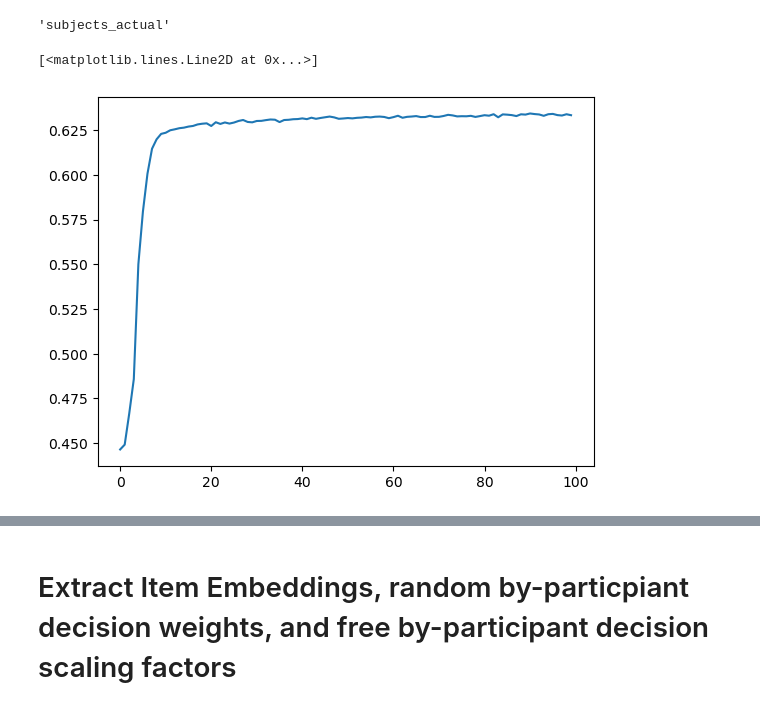
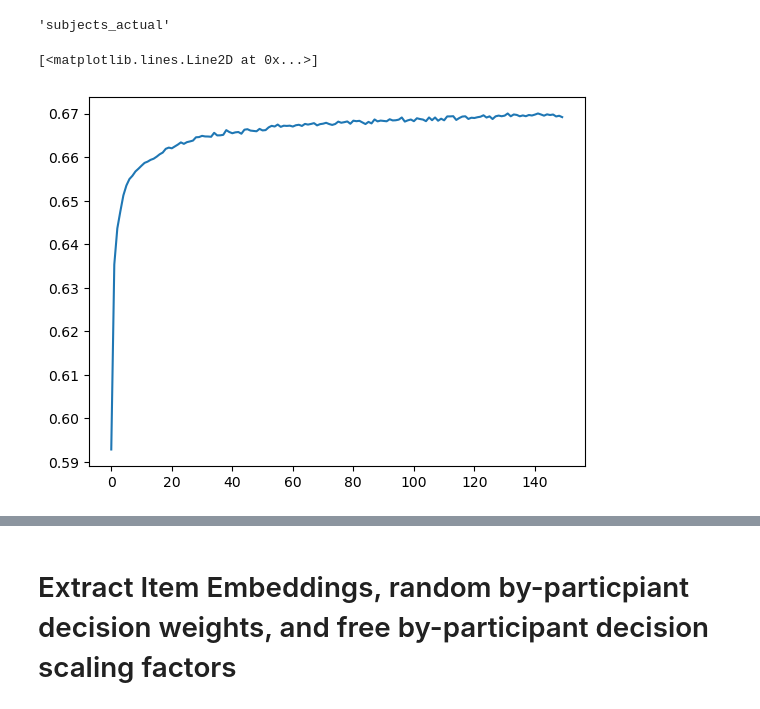
Before and after one commit to MirkoTh/semantic-representations-ID, a Jupyter notebook: analyze-results-joint-embedding-decision.ipynb, the cells around one changed output, grey strips where cells are left out. Cells and saved outputs as stored; diff of their text form; code cells hidden in the pictures.

```diff
--- a/analyze-results-joint-embedding-decision.ipynb
+++ b/analyze-results-joint-embedding-decision.ipynb
@@ -41,7 +43,7 @@ def max_epoch(l_files):
 # %%
 def extract_results_id(
     lmbda, lmbda_hierarchical, rnd_seed, modelversion, l_n, l_sparse,
-    l_subjecttype, l_splithalf, modeltype = "weightsonly_only_weights"
+    l_subjecttype, l_splithalf, modeltype = "weightsonly_only_weights", l_temperature = []
 ):
     all_dirs = []
     l_all_results = []
@@ -54,13 +56,23 @@ def extract_results_id(
                 for la_h in lmbda_hierarchical:
                     for sp in l_sparse:
                         for st in l_subjecttype:
-                            results_dir_ID = os.path.join(
-                                "./results", modelversion, f"modeltype_{modeltype}", f"splithalf_{splithalf}",
-                                f'{n}d', str(la), str(la_h), sp, st, f'seed{rnd_seed}'
-                                )
-                            all_dirs.append(results_dir_ID)
-                            l_sparsity.append(sp)
-                            l_subject.append(st)
+                            if l_temperature == []:
+                                results_dir_ID = os.path.join(
+                                    "./results", modelversion, f"modeltype_{modeltype}", f"splithalf_{splithalf}",
+                                    f'{n}d', str(la), str(la_h), sp, st, f'seed{rnd_seed}'
+                                    )
+                                all_dirs.append(results_dir_ID)
+                                l_sparsity.append(sp)
+                                l_subject.append(st)
+                            else:
+                                for temp in l_temperature:
+                                    results_dir_ID = os.path.join(
+                                        "./results", modelversion, f"modeltype_{modeltype}", f"splithalf_{splithalf}", f"temperature_{temp}",
+                                        f'{n}d', str(la), str(la_h), sp, st, f'seed{rnd_seed}'
+                                        )
+                                    all_dirs.append(results_dir_ID)
+                                    l_sparsity.append(sp)
+                                    l_subject.append(st)
     for i, d in enumerate(all_dirs):
         file_path = os.path.join(d, 'results.json')
         if os.path.isfile(file_path):
@@ -81,17 +93,16 @@ def extract_results_id(
             print(f'{p} does not exist')
     return l_all_models
 # %%
-# id model
+# by-participant decision models
 lmbda = [0.0005]
-lmbda_hierarchical = [.00005, 0.01]
-rnd_seed = '7640'
+lmbda_hierarchical = [0.01]
+rnd_seed = '998877'
 modelversion = "avg-ID-jointly-embeddings-decision"
-l_n = [15]
-l_agreement = [""]#["most", "few"] #"few",
+l_n = [5, 10, 15, 20, 30, 40, 50]
 l_sparse = ["items_and_random_ids"]#["ID", "both"] #"both",
-l_subjecttype = ["subjects_actual","subjects_shuffled"]
+l_subjecttype = ["subjects_actual", "subjects_shuffled"]
 l_splithalf = ["no"]
-l_all_models_id = extract_results_id(
+l_all_models_id_1 = extract_results_id(
     lmbda, lmbda_hierarchical, rnd_seed, modelversion, l_n, l_sparse,
-    l_subjecttype, l_splithalf, modeltype="random_weights_free_scaling"
+    l_subjecttype, l_splithalf, modeltype="random_weights_free_scaling",
 )
@@ -327,8 +884,8 @@ l_all_models_id[0]["subject_type"]
 # %% [output]
 'subjects_actual'
 # %%
-plt.plot(l_all_models_id[0]["val_accs"])
+plt.plot(l_all_models_id_1[8]["val_accs_max"])
 # %% [output]
 [<matplotlib.lines.Line2D at 0x...>]
-[figure, old version]
+[figure, new version]
 # %%
```
Also changed, not shown: parts of 98 cells of this notebook.
